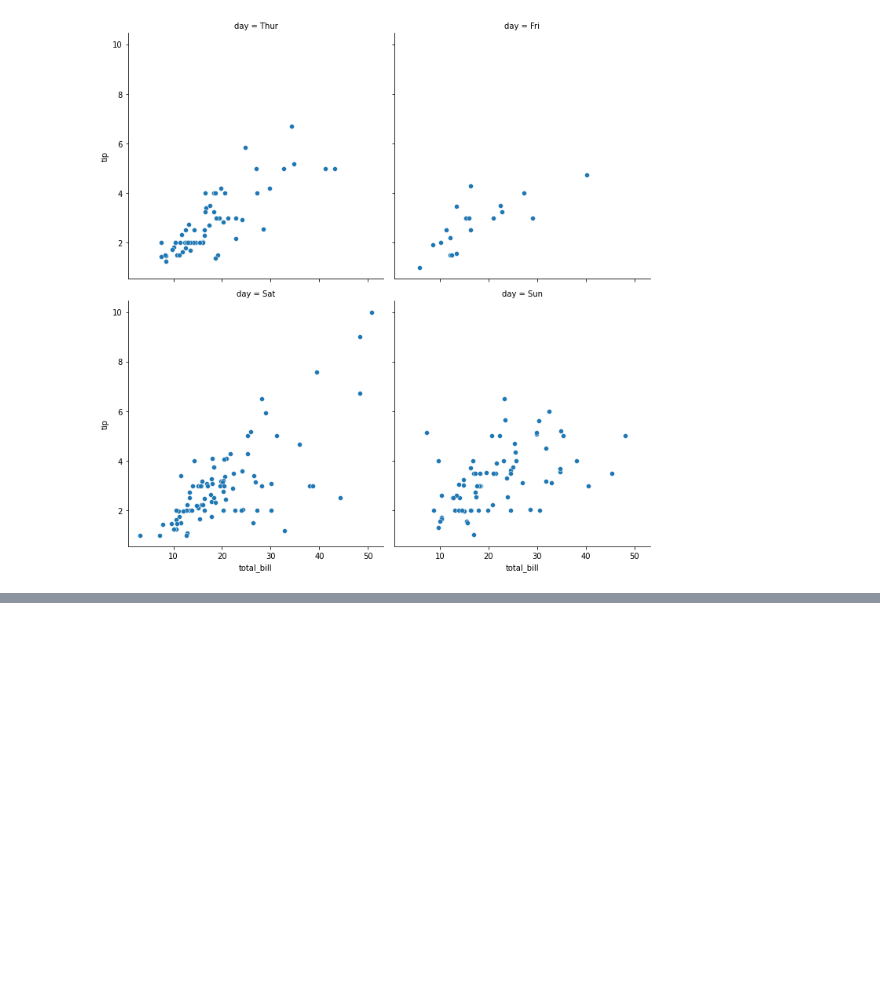
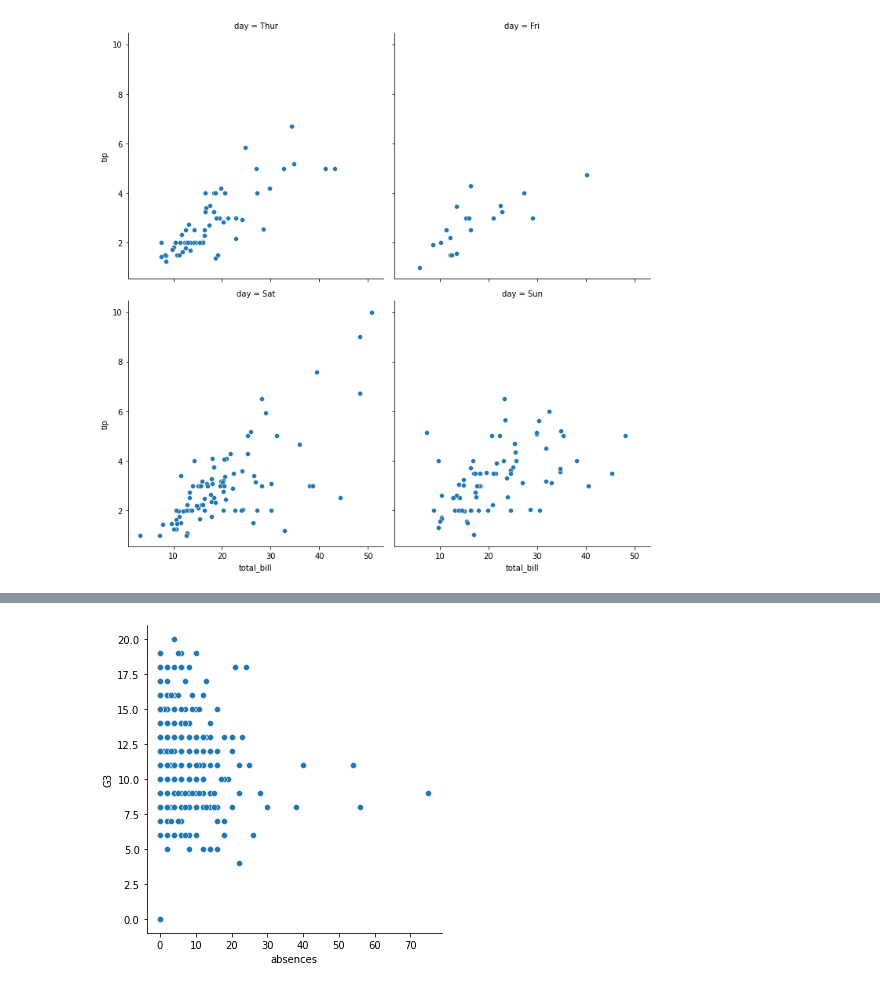
Before and after one commit to ishtiakrongon/Datacamp-Introduction_to_Data_Visualization_with_Seaborn, a Jupyter notebook: Visualizing two quantitative variables.ipynb, the cells around one changed output, grey strips where cells are left out. Saved outputs shown, nothing was run; the diff lists cells and outputs as text; code cells hidden in the pictures; blank space fills up the shorter version.

```diff
--- a/Visualizing two quantitative variables.ipynb
+++ b/Visualizing two quantitative variables.ipynb
@@ -122,0 +125,2 @@ sns.relplot(
+# %%
+student_data = pd.read_csv("D:/git_repositories/Datacamp-Introduction_to_Data_Visualization_with_Seaborn/Dataset/student-alcohol-consumption.csv", index_col = 0)
@@ -122,0 +137,9 @@ sns.relplot(
+# %%
+# Change to use relplot() instead of scatterplot()
+sns.relplot(x="absences", y="G3",
+                data=student_data, kind = 'scatter')
+
+# Show plot
+plt.show()
+# %% [output]
+[figure, added]
```
Also changed, not shown: parts of 6 cells of this notebook.
